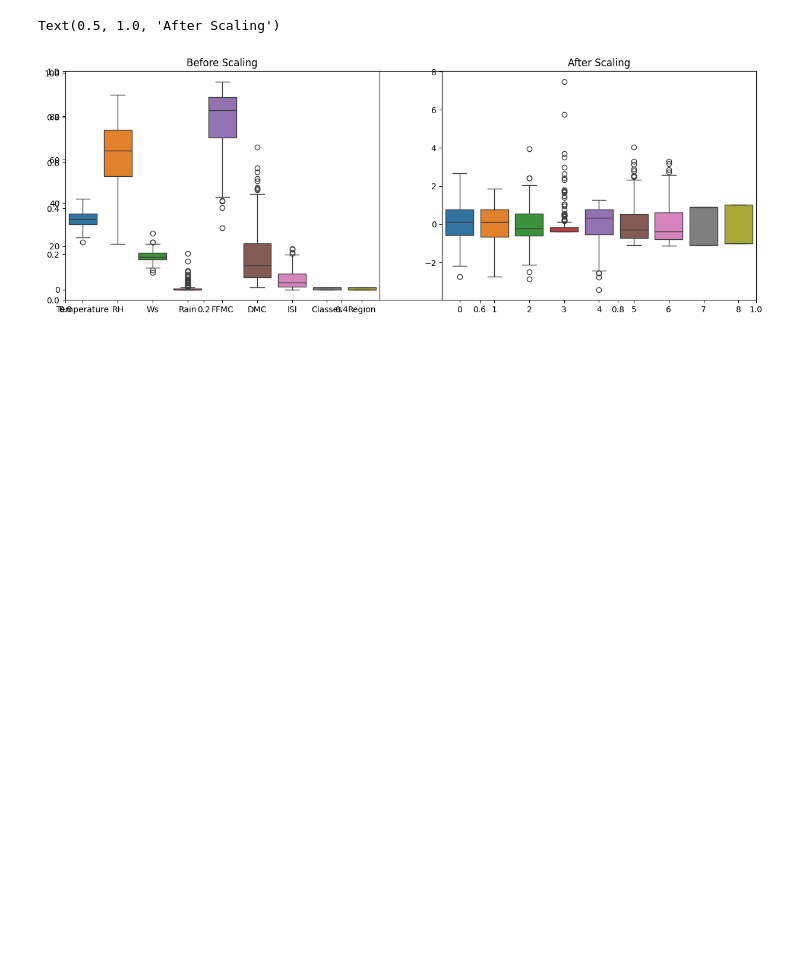
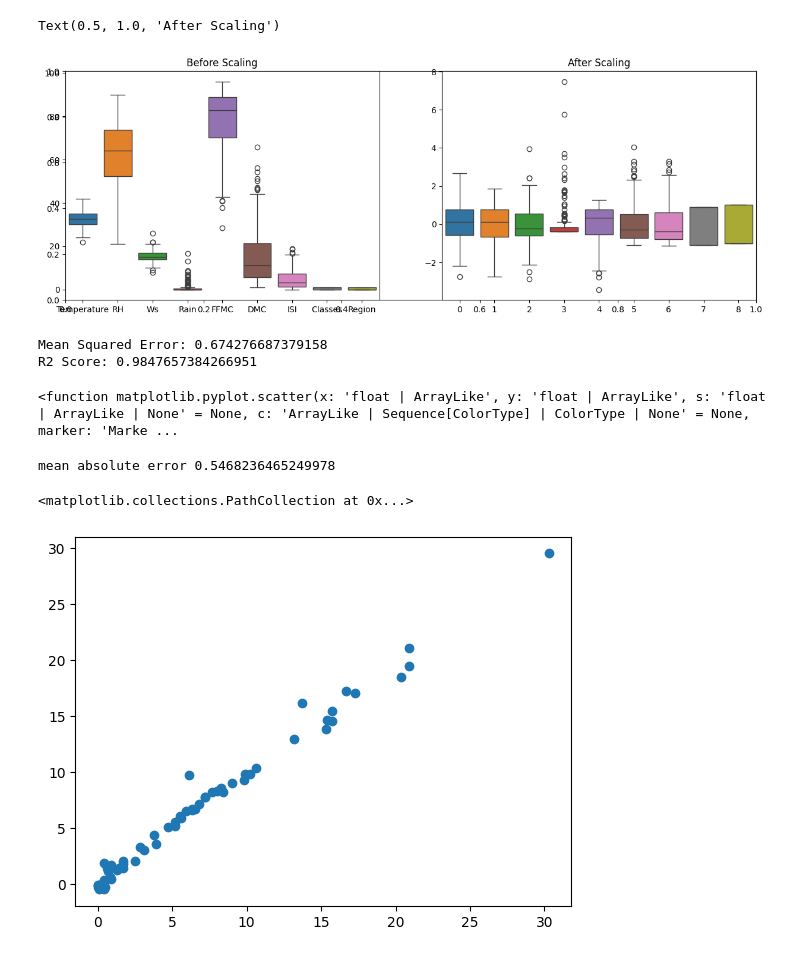
Before and after one commit to Fahmiduzzaman2003/forestfire, a Jupyter notebook: notebook/algf2.ipynb, the cells around one changed output. Saved outputs shown, nothing was run; the diff lists cells and outputs as text; code cells hidden in the pictures; blank space fills up the shorter version.

```diff
--- a/notebook/algf2.ipynb
+++ b/notebook/algf2.ipynb
@@ -121,6 +117,26 @@ Text(0.5, 1.0, 'After Scaling')
 [figure]
 # %%
 from sklearn.linear_model import LinearRegression
-from sklearn.metrics import mean_squared_error, r2_score
+from sklearn.metrics import mean_squared_error, r2_score,mean_absolute_error
 lr=LinearRegression()
 lr.fit(X_train_scaled,y_train)
+y_pred=lr.predict(X_test_scaled)
+
+print("Mean Squared Error:", mean_squared_error(y_test, y_pred))
+print("R2 Score:", r2_score(y_test, y_pred))
+
+plt.scatter
+# %% [output]
+Mean Squared Error: 0.674276687379158
+R2 Score: 0.9847657384266951
+<function matplotlib.pyplot.scatter(x: 'float | ArrayLike', y: 'float | ArrayLike', s: 'float | ArrayLike | None' = None, c: 'ArrayLike | Sequence[ColorType] | ColorType | None' = None, marker: 'Marke ...
+# %%
+mae=mean_absolute_error(y_test, y_pred)
+print("mean absolute error",mae)
+# %% [output]
+mean absolute error 0.5468236465249978
+# %%
+plt.scatter(y_test,y_pred)
+# %% [output]
+<matplotlib.collections.PathCollection at 0x...>
+[figure, added]
```
Also changed, not shown: parts of 11 cells of this notebook.
